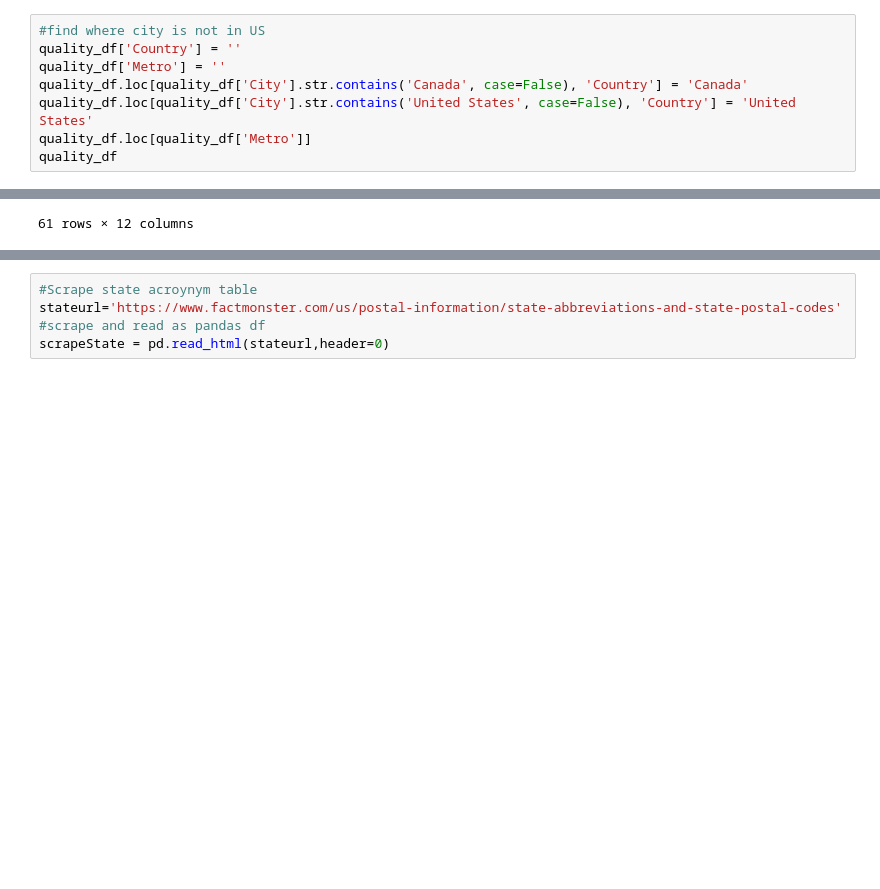
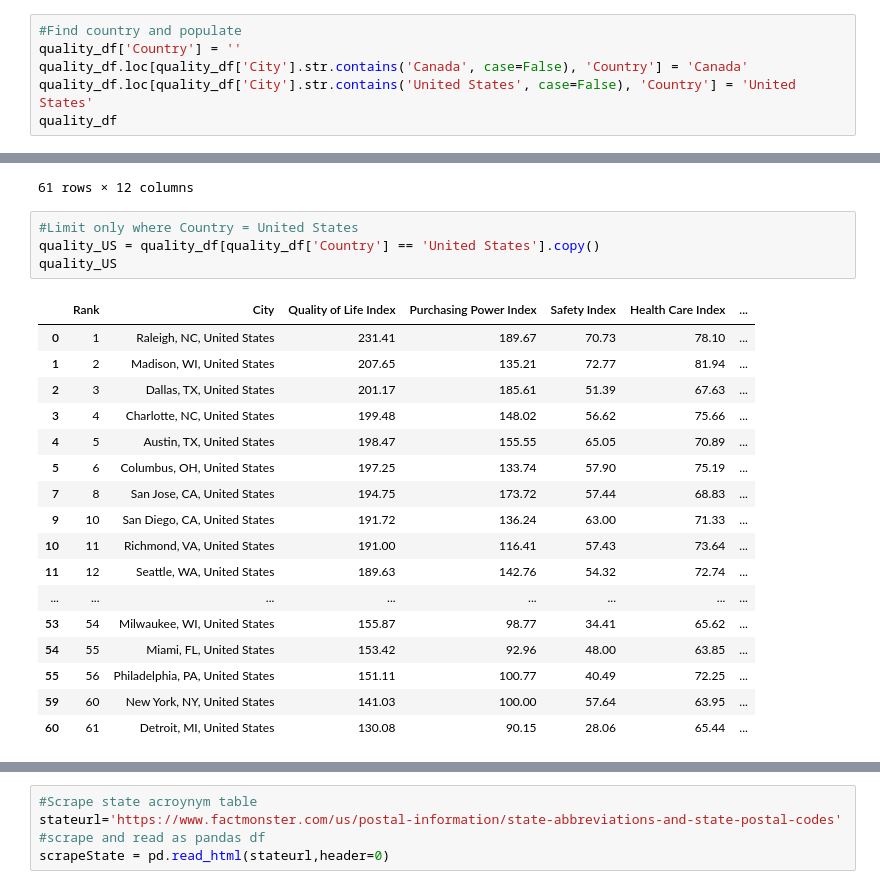
Before and after one commit to KellySKwon/ETLProject, a Jupyter notebook: ETL_Bootcamp.ipynb, the cells around one changed output, grey strips where cells are left out. Saved outputs shown, nothing was run; the diff lists cells and outputs as text; blank space fills up the shorter version.

Commit message:
push final table

```diff
--- a/ETL_Bootcamp.ipynb
+++ b/ETL_Bootcamp.ipynb
@@ -46,12 +47,10 @@ quality_df.head()
 | 3 | 4 | Charlotte, NC, United States | 199.48 | 148.02 | 56.62 | 75.66 | ... |
 | 4 | 5 | Austin, TX, United States | 198.47 | 155.55 | 65.05 | 70.89 | ... |
 # %%
-#find where city is not in US
+#Find country and populate
 quality_df['Country'] = ''
-quality_df['Metro'] = ''
 quality_df.loc[quality_df['City'].str.contains('Canada', case=False), 'Country'] = 'Canada'
 quality_df.loc[quality_df['City'].str.contains('United States', case=False), 'Country'] = 'United States'
-quality_df.loc[quality_df['Metro']]
 quality_df
 # %% [output]
 |  | Rank | City | Quality of Life Index | Purchasing Power Index | Safety Index | Health Care Index | ... |
@@ -72,3 +71,25 @@ quality_df
 | 59 | 60 | New York, NY, United States | 141.03 | 100.00 | 57.64 | 63.95 | ... |
 | 60 | 61 | Detroit, MI, United States | 130.08 | 90.15 | 28.06 | 65.44 | ... |
 61 rows × 12 columns
+# %%
+#Limit only where Country = United States
+quality_US = quality_df[quality_df['Country'] == 'United States'].copy()
+quality_US
+# %% [output]
+|  | Rank | City | Quality of Life Index | Purchasing Power Index | Safety Index | Health Care Index | ... |
+| 0 | 1 | Raleigh, NC, United States | 231.41 | 189.67 | 70.73 | 78.10 | ... |
+| 1 | 2 | Madison, WI, United States | 207.65 | 135.21 | 72.77 | 81.94 | ... |
+| 2 | 3 | Dallas, TX, United States | 201.17 | 185.61 | 51.39 | 67.63 | ... |
+| 3 | 4 | Charlotte, NC, United States | 199.48 | 148.02 | 56.62 | 75.66 | ... |
+| 4 | 5 | Austin, TX, United States | 198.47 | 155.55 | 65.05 | 70.89 | ... |
+| 5 | 6 | Columbus, OH, United States | 197.25 | 133.74 | 57.90 | 75.19 | ... |
+| 7 | 8 | San Jose, CA, United States | 194.75 | 173.72 | 57.44 | 68.83 | ... |
+| 9 | 10 | San Diego, CA, United States | 191.72 | 136.24 | 63.00 | 71.33 | ... |
+| 10 | 11 | Richmond, VA, United States | 191.00 | 116.41 | 57.43 | 73.64 | ... |
+| 11 | 12 | Seattle, WA, United States | 189.63 | 142.76 | 54.32 | 72.74 | ... |
+| ... | ... | ... | ... | ... | ... | ... | ... |
+| 53 | 54 | Milwaukee, WI, United States | 155.87 | 98.77 | 34.41 | 65.62 | ... |
+| 54 | 55 | Miami, FL, United States | 153.42 | 92.96 | 48.00 | 63.85 | ... |
+| 55 | 56 | Philadelphia, PA, United States | 151.11 | 100.77 | 40.49 | 72.25 | ... |
+| 59 | 60 | New York, NY, United States | 141.03 | 100.00 | 57.64 | 63.95 | ... |
+| 60 | 61 | Detroit, MI, United States | 130.08 | 90.15 | 28.06 | 65.44 | ... |
```
Also changed, not shown: parts of 12 cells of this notebook, 1 other file.
